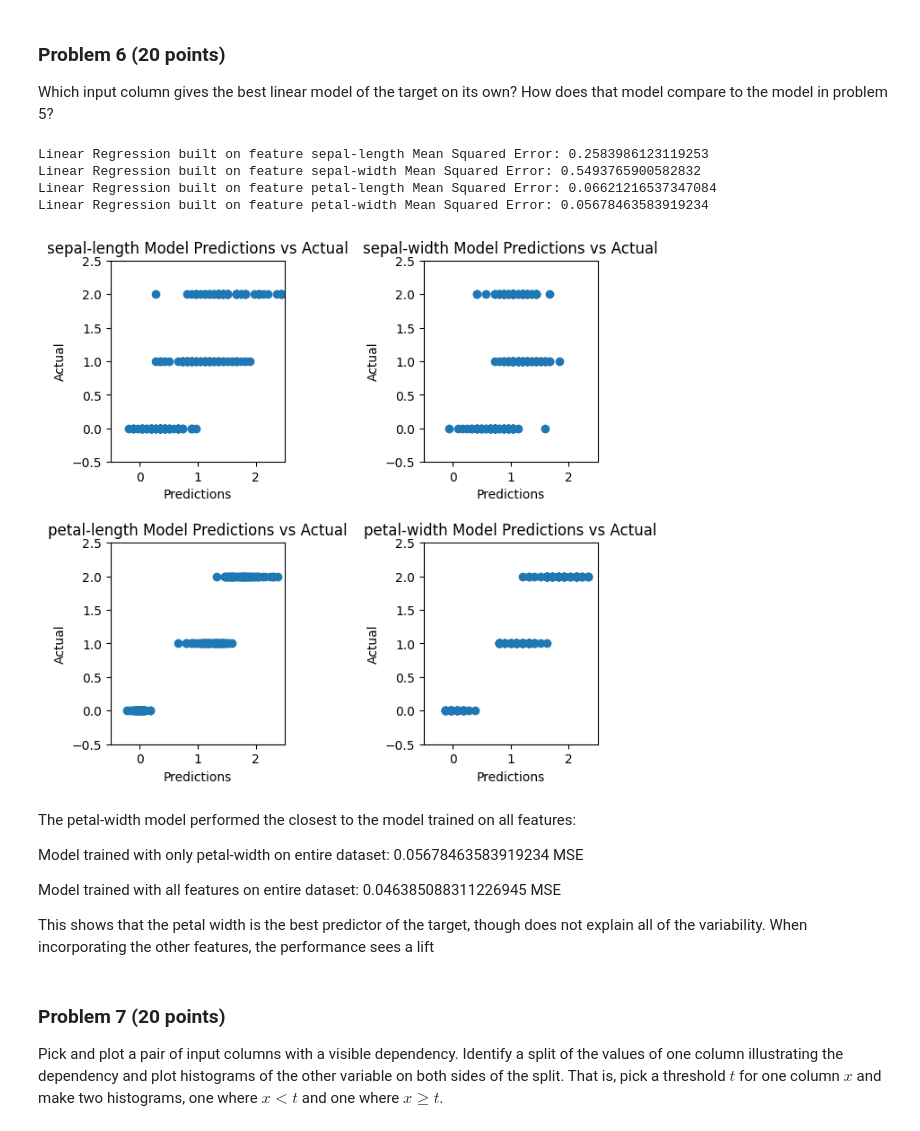
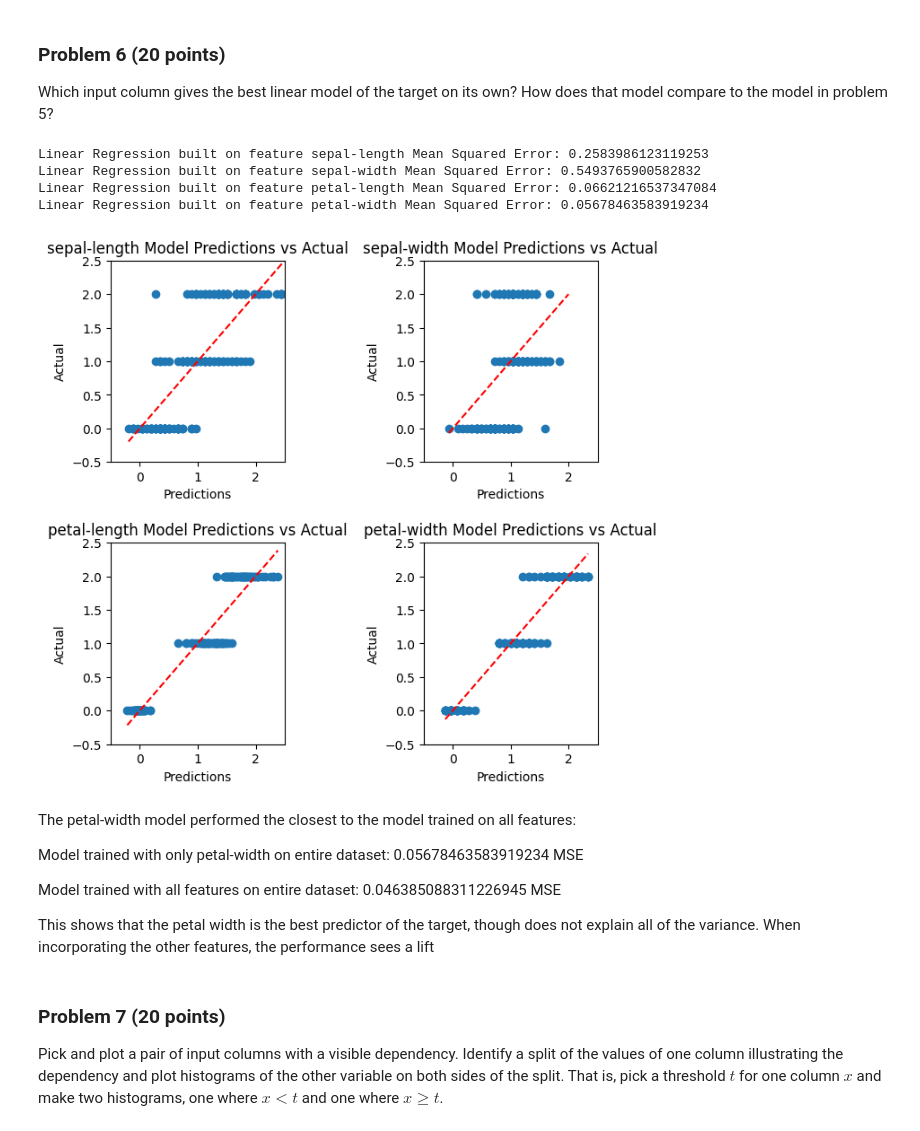
Before and after one commit to calebhadley1/dx601-final-project, a Jupyter notebook: project.ipynb, the cells around one changed output. Drawn from its saved outputs; the diff is of its cells as text; code cells hidden in the pictures.

```diff
--- a/project.ipynb
+++ b/project.ipynb
@@ -212,30 +212,35 @@ How does that model compare to the model in problem 5?
 # %%
 num_cols = 2
 num_rows = (len(plot_columns) + num_cols - 1) // num_cols
 plt.figure(figsize=(num_cols*3.5, num_rows*3.5))
 
 for (i, c) in enumerate(X.columns):
     single_feature_df = pd.DataFrame(df[c])
     lin_reg = sklearn.linear_model.LinearRegression()
     lin_reg.fit(single_feature_df, y)
     y_pred = lin_reg.predict(single_feature_df)
     mse = sklearn.metrics.mean_squared_error(y_true=y, y_pred=y_pred)
     print(f"Linear Regression built on feature {c} Mean Squared Error: {mse}")
 
     plt.subplot(num_rows, num_cols, i+1)
-    plt.scatter(y_pred, y)
+    plt.scatter(y_pred, y, label="Predictions vs Actual")
+
+    min_val = min(y.min(), y_pred.min())
+    max_val = max(y.max(), y_pred.max())
+    plt.plot([min_val, max_val], [min_val, max_val], color='red', linestyle='--', label='Perfect Prediction')
+
     plt.xlabel("Predictions")
     plt.ylabel("Actual")
     plt.title(f"{c} Model Predictions vs Actual")
     plt.xlim(-.5,2.5)
     plt.ylim(-.5,2.5)
 plt.subplots_adjust(wspace=.8, hspace=.4)
 # %% [output]
 Linear Regression built on feature sepal-length Mean Squared Error: 0.2583986123119253
 Linear Regression built on feature sepal-width Mean Squared Error: 0.5493765900582832
 Linear Regression built on feature petal-length Mean Squared Error: 0.06621216537347084
 Linear Regression built on feature petal-width Mean Squared Error: 0.05678463583919234
-[figure, old version]
+[figure, new version]
 # %% [markdown]
 The petal-width model performed the closest to the model trained on all features:
 
@@ -243,7 +248,7 @@ Model trained with only petal-width on entire dataset: 0.05678463583919234 MSE
 
 Model trained with all features on entire dataset: 0.046385088311226945 MSE
 
-This shows that the petal width is the best predictor of the target, though does not explain all of the variability. When incorporating the other features, the performance sees a lift
+This shows that the petal width is the best predictor of the target, though does not explain all of the variance. When incorporating the other features, the performance sees a lift
 # %% [markdown]
 ### Problem 7 (20 points)
 
```
Also changed, not shown: parts of 1 cell of this notebook.
